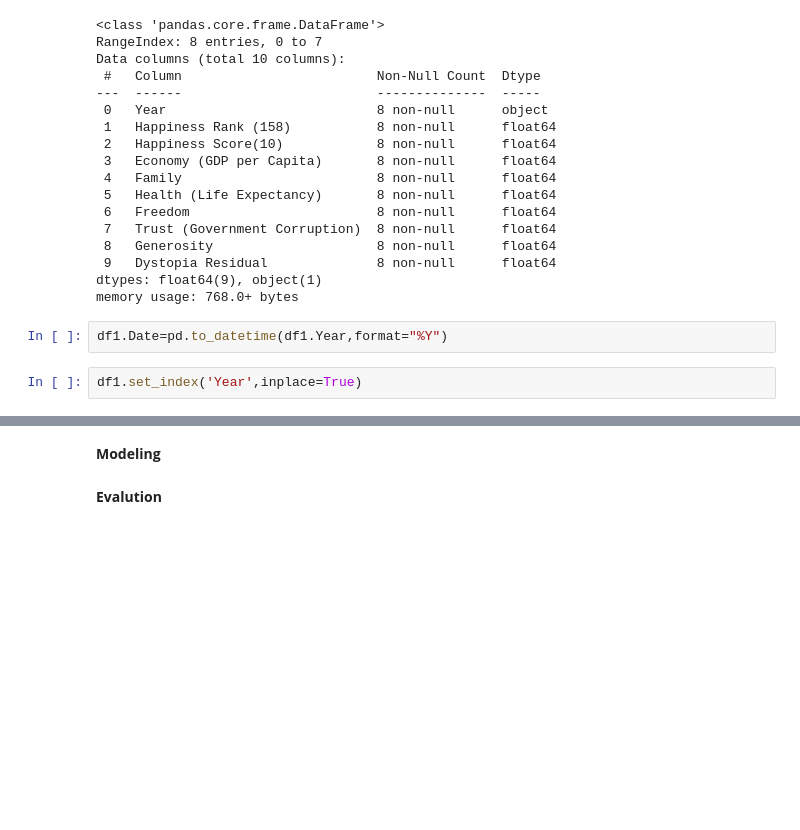
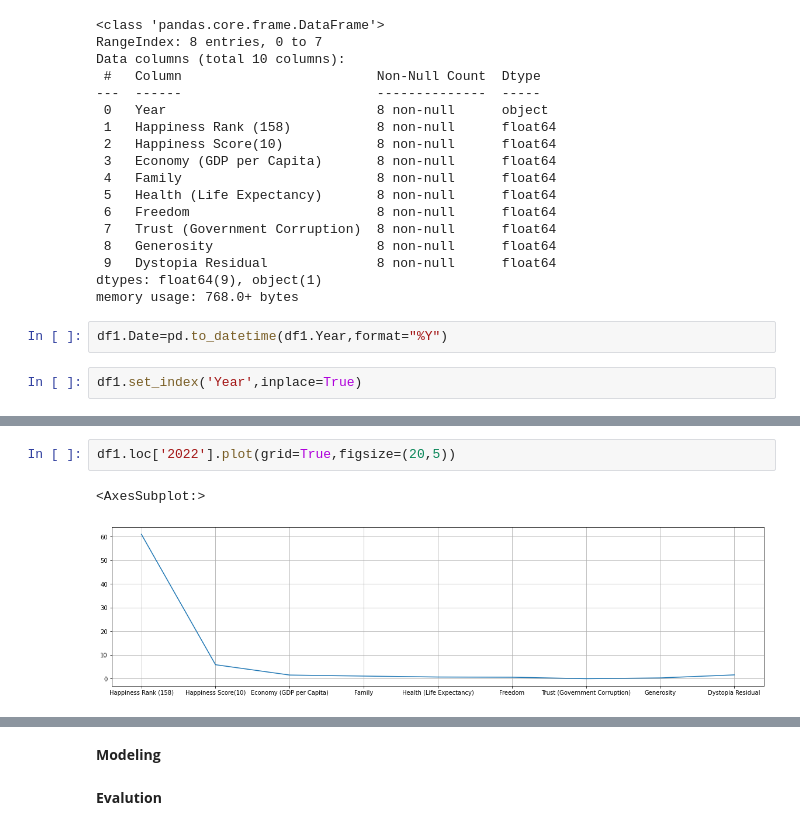
Before and after one commit to langsari/data-science-with-python-2022, a Jupyter notebook: life - cycle/life-cycle.ipynb, the cells around one changed output, grey strips where cells are left out. Drawn from its saved outputs; the diff is of its cells as text; blank space fills up the shorter version.

```diff
--- a/life - cycle/life-cycle.ipynb
+++ b/life - cycle/life-cycle.ipynb
@@ -97,0 +103,5 @@ df1.plot.hist()
+# %%
+df1.loc['2022'].plot(grid=True,figsize=(20,5))
+# %% [output]
+<AxesSubplot:>
+[figure, added]
```
Also changed, not shown: parts of 3 cells of this notebook.
